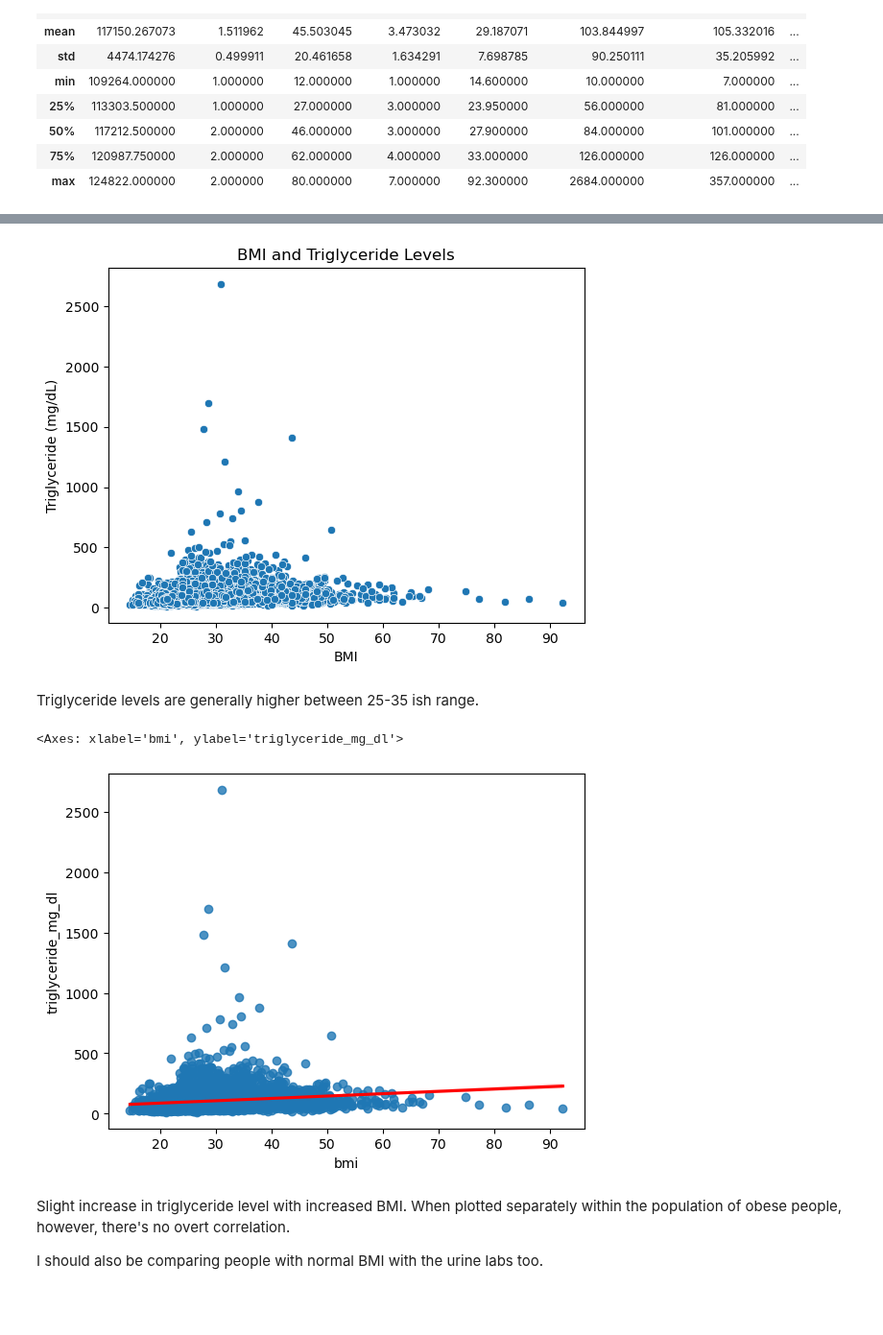
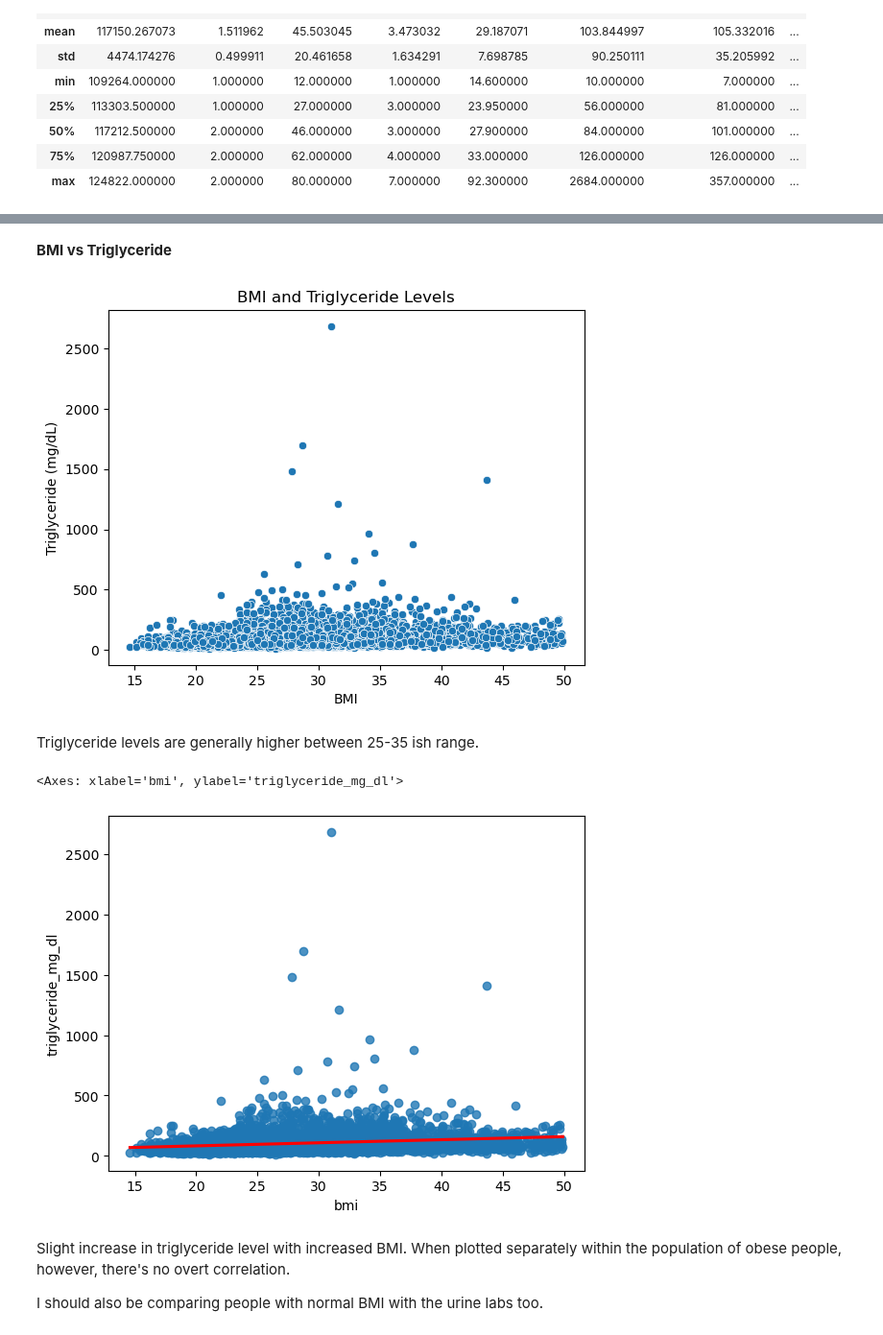
Before and after one commit to eudorach/portfolio_ds_projects, a Jupyter notebook: NHANES_analysis/7_blood_data_analysis.ipynb, the cells around one changed output, grey strips where cells are left out. Shown at 96% size. Saved outputs shown, nothing was run; the diff lists cells and outputs as text; code cells hidden in the pictures; blank space fills up the shorter version.

```diff
--- a/NHANES_analysis/7_blood_data_analysis.ipynb
+++ b/NHANES_analysis/7_blood_data_analysis.ipynb
@@ -148,0 +164,2 @@ df_c.describe(include='all')
+# %%
+df_c = df_c.dropna(subset=['bmi'])
@@ -149 +202,3 @@ df_c.describe(include='all')
+# %%
+chol_filtered = df_c[df_c['bmi'] <= 50].copy()
 # %%
@@ -164,18 +219,20 @@ df_c.describe()
+# %% [markdown]
+**BMI vs Triglyceride**
 # %%
-sns.scatterplot(x='bmi',y='triglyceride_mg_dl',data=df_c)
+sns.scatterplot(x='bmi',y='triglyceride_mg_dl',data=chol_filtered)
 plt.xlabel('BMI')
 plt.ylabel('Triglyceride (mg/dL)')
 plt.title('BMI and Triglyceride Levels')
 plt.show()
 # %% [output]
-[figure, old version]
+[figure, new version]
 # %% [markdown]
 Triglyceride levels are generally higher between 25-35 ish range.
 # %%
-sns.regplot(x='bmi',y='triglyceride_mg_dl',data=df_c,line_kws={"color": "red"})
+sns.regplot(x='bmi',y='triglyceride_mg_dl',data=chol_filtered,line_kws={"color": "red"})
 # %% [output]
 <Axes: xlabel='bmi', ylabel='triglyceride_mg_dl'>
-[figure, old version]
+[figure, new version]
 # %% [markdown]
 Slight increase in triglyceride level with increased BMI. When plotted separately within the population of obese people, however, there's no overt correlation.
 
```
Also changed, not shown: parts of 16 cells of this notebook.
